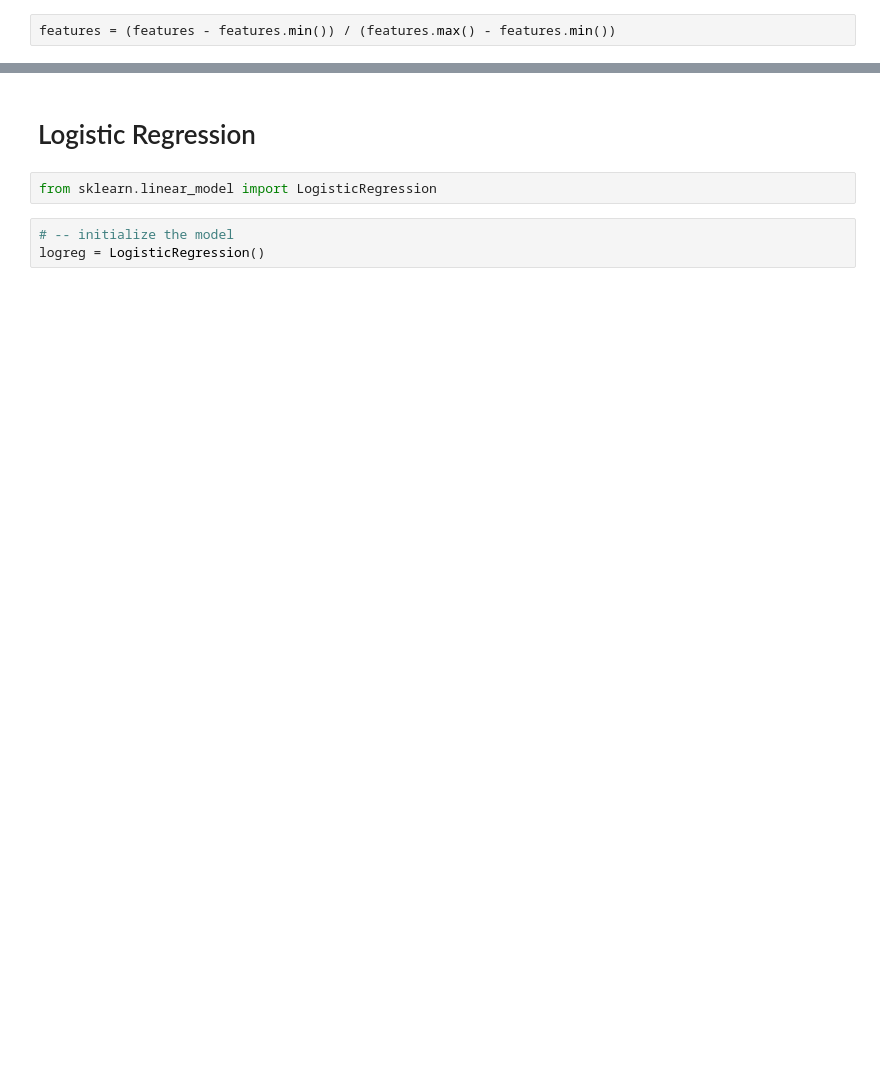
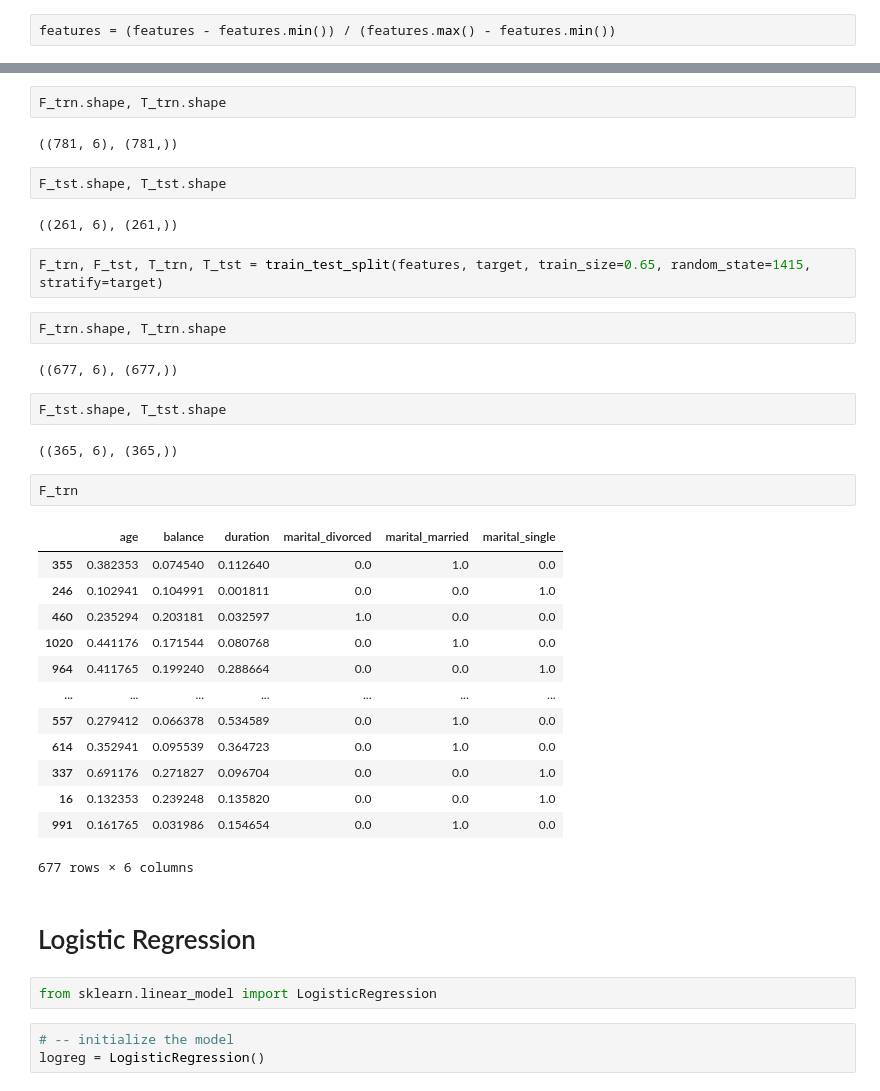
Before and after one commit to Midun32/FDSFE_AAdesola, a Jupyter notebook: CodesInClass/Copy_of_FDSfE_logistic_regression_10Oct23.ipynb, the cells around one changed output, grey strips where cells are left out. Drawn from its saved outputs; the diff is of its cells as text; blank space fills up the shorter version.

```diff
--- a/CodesInClass/Copy_of_FDSfE_logistic_regression_10Oct23.ipynb
+++ b/CodesInClass/Copy_of_FDSfE_logistic_regression_10Oct23.ipynb
@@ -248,3 +326,37 @@ features.hist(figsize=(10,10));
+# %%
+F_trn.shape, T_trn.shape
+# %% [output]
+((781, 6), (781,))
+# %%
+F_tst.shape, T_tst.shape
+# %% [output]
+((261, 6), (261,))
+# %%
+F_trn, F_tst, T_trn, T_tst = train_test_split(features, target, train_size=0.65, random_state=1415, stratify=target)
+# %%
+F_trn.shape, T_trn.shape
+# %% [output]
+((677, 6), (677,))
+# %%
+F_tst.shape, T_tst.shape
+# %% [output]
+((365, 6), (365,))
+# %%
+F_trn
+# %% [output]
+|  | age | balance | duration | marital_divorced | marital_married | marital_single |
+| 355 | 0.382353 | 0.074540 | 0.112640 | 0.0 | 1.0 | 0.0 |
+| 246 | 0.102941 | 0.104991 | 0.001811 | 0.0 | 0.0 | 1.0 |
+| 460 | 0.235294 | 0.203181 | 0.032597 | 1.0 | 0.0 | 0.0 |
+| 1020 | 0.441176 | 0.171544 | 0.080768 | 0.0 | 1.0 | 0.0 |
+| 964 | 0.411765 | 0.199240 | 0.288664 | 0.0 | 0.0 | 1.0 |
+| ... | ... | ... | ... | ... | ... | ... |
+| 557 | 0.279412 | 0.066378 | 0.534589 | 0.0 | 1.0 | 0.0 |
+| 614 | 0.352941 | 0.095539 | 0.364723 | 0.0 | 1.0 | 0.0 |
+| 337 | 0.691176 | 0.271827 | 0.096704 | 0.0 | 0.0 | 1.0 |
+| 16 | 0.132353 | 0.239248 | 0.135820 | 0.0 | 0.0 | 1.0 |
+| 991 | 0.161765 | 0.031986 | 0.154654 | 0.0 | 1.0 | 0.0 |
+677 rows × 6 columns
 # %% [markdown]
 # Logistic Regression
 # %%
```
Also changed, not shown: parts of 22 cells of this notebook.
